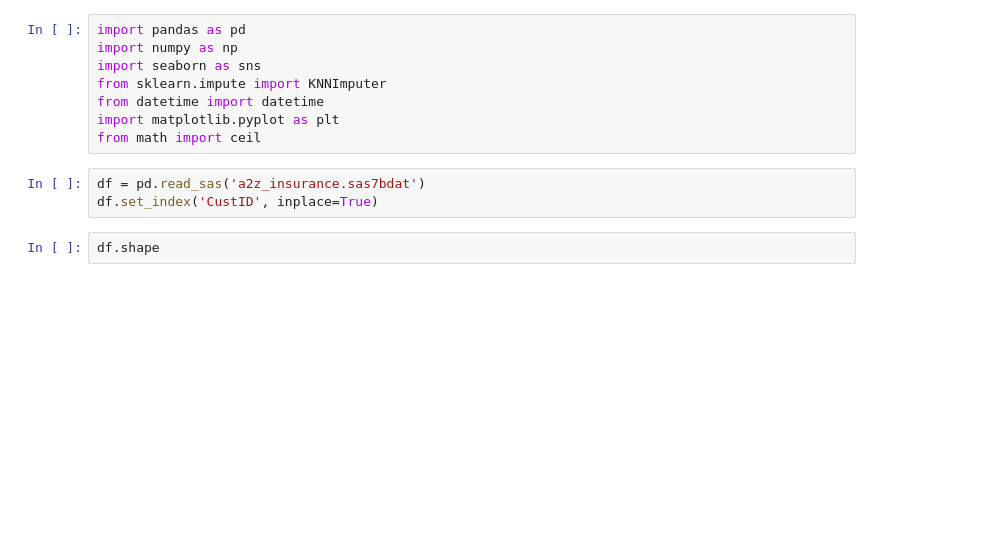
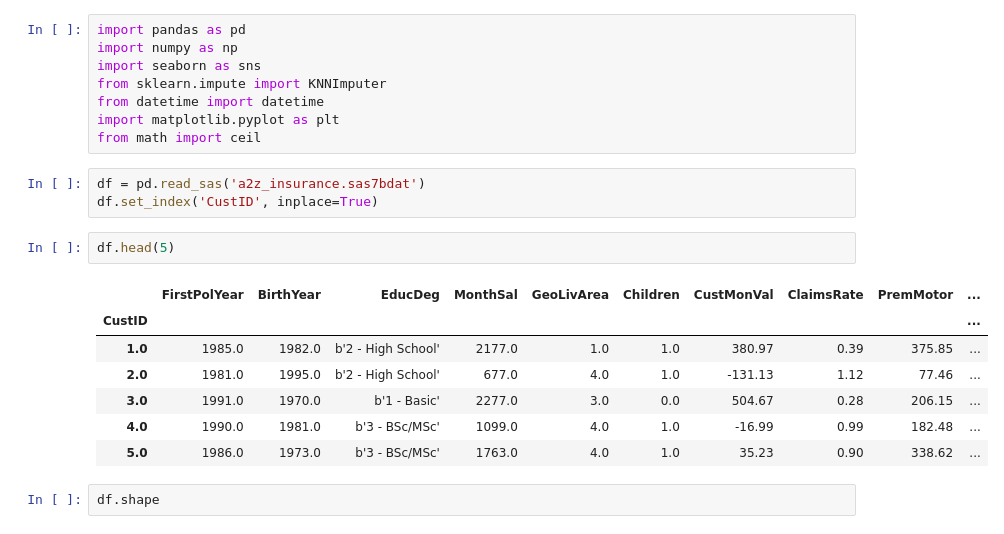
Before and after one commit to henrymmarques/DMProject, a Jupyter notebook: preprocess.ipynb, the cells around one changed output. Saved outputs shown, nothing was run; the diff lists cells and outputs as text; blank space fills up the shorter version.

```diff
--- a/preprocess.ipynb
+++ b/preprocess.ipynb
@@ -9,6 +9,16 @@ from math import ceil
 # %%
 df = pd.read_sas('a2z_insurance.sas7bdat')
 df.set_index('CustID', inplace=True)
+# %%
+df.head(5)
+# %% [output]
+|  | FirstPolYear | BirthYear | EducDeg | MonthSal | GeoLivArea | Children | CustMonVal | ClaimsRate | PremMotor | ... |
+| CustID |  |  |  |  |  |  |  |  |  | ... |
+| 1.0 | 1985.0 | 1982.0 | b'2 - High School' | 2177.0 | 1.0 | 1.0 | 380.97 | 0.39 | 375.85 | ... |
+| 2.0 | 1981.0 | 1995.0 | b'2 - High School' | 677.0 | 4.0 | 1.0 | -131.13 | 1.12 | 77.46 | ... |
+| 3.0 | 1991.0 | 1970.0 | b'1 - Basic' | 2277.0 | 3.0 | 0.0 | 504.67 | 0.28 | 206.15 | ... |
+| 4.0 | 1990.0 | 1981.0 | b'3 - BSc/MSc' | 1099.0 | 4.0 | 1.0 | -16.99 | 0.99 | 182.48 | ... |
+| 5.0 | 1986.0 | 1973.0 | b'3 - BSc/MSc' | 1763.0 | 4.0 | 1.0 | 35.23 | 0.90 | 338.62 | ... |
 # %%
 df.shape
 # %% [output]
```
Also changed, not shown: parts of 16 cells of this notebook.
